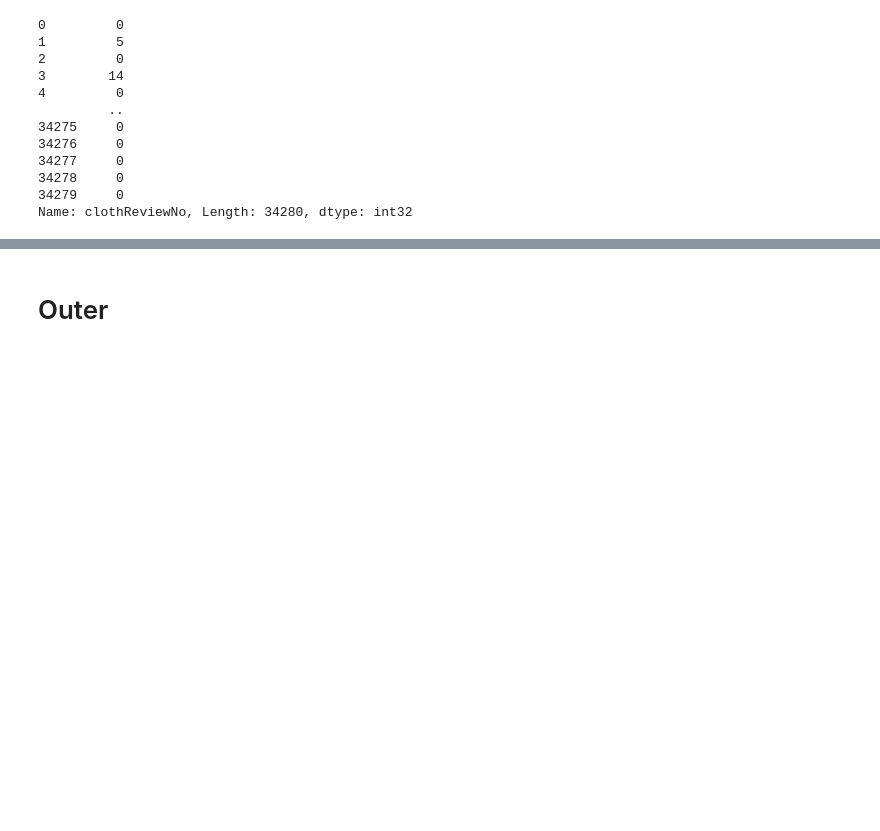
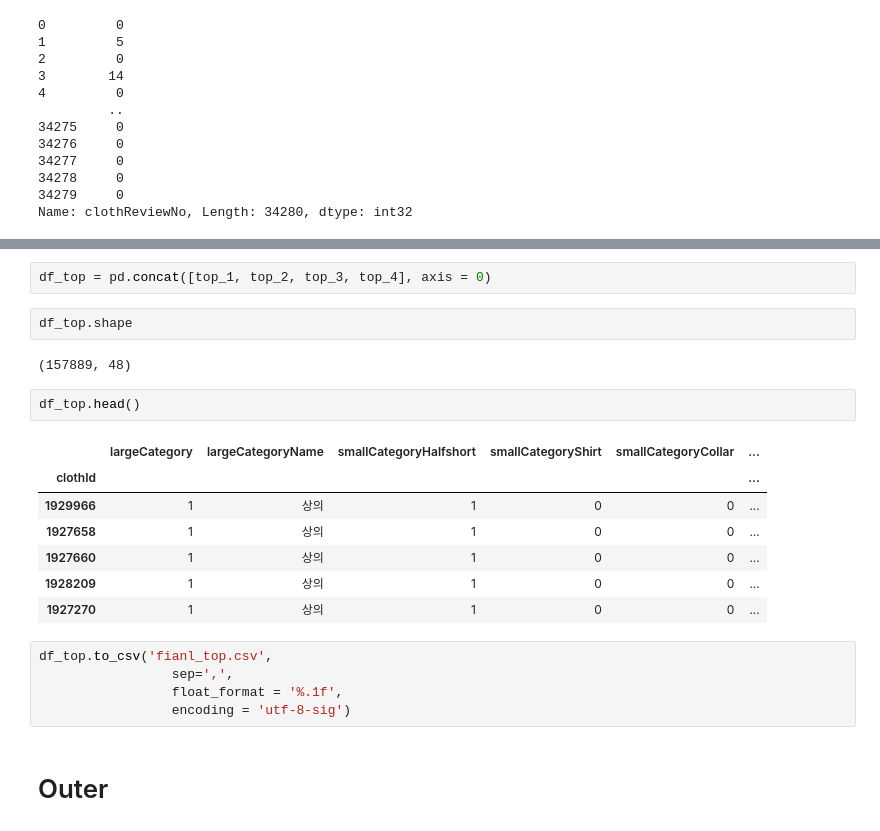
Before and after one commit to yoonjung1205/SSAFit, a Jupyter notebook: data/DataCrawling/Data/Cloth/Preprocession Cloth Data.ipynb, the cells around one changed output, grey strips where cells are left out. Drawn from its saved outputs; the diff is of its cells as text; blank space fills up the shorter version.

Commit message:
feat: update ClothDataPreprocession
Former-commit-id: 3ac310adb4a8a534a73ddff716c4f9c2b7bbd009

```diff
--- a/data/DataCrawling/Data/Cloth/Preprocession Cloth Data.ipynb
+++ b/data/DataCrawling/Data/Cloth/Preprocession Cloth Data.ipynb
@@ -1529,3 +1568,24 @@ KeyError: 'clothId'
+# %%
+df_top = pd.concat([top_1, top_2, top_3, top_4], axis = 0)
+# %%
+df_top.shape
+# %% [output]
+(157889, 48)
+# %%
+df_top.head()
+# %% [output]
+|  | largeCategory | largeCategoryName | smallCategoryHalfshort | smallCategoryShirt | smallCategoryCollar | ... |
+| clothId |  |  |  |  |  | ... |
+| 1929966 | 1 | 상의 | 1 | 0 | 0 | ... |
+| 1927658 | 1 | 상의 | 1 | 0 | 0 | ... |
+| 1927660 | 1 | 상의 | 1 | 0 | 0 | ... |
+| 1928209 | 1 | 상의 | 1 | 0 | 0 | ... |
+| 1927270 | 1 | 상의 | 1 | 0 | 0 | ... |
+# %%
+df_top.to_csv('fianl_top.csv',
+                 sep=',',
+                 float_format = '%.1f',
+                 encoding = 'utf-8-sig')
 # %% [markdown]
 # Outer
 # %%
```
Also changed, not shown: parts of 53 cells of this notebook, 10 other files.
